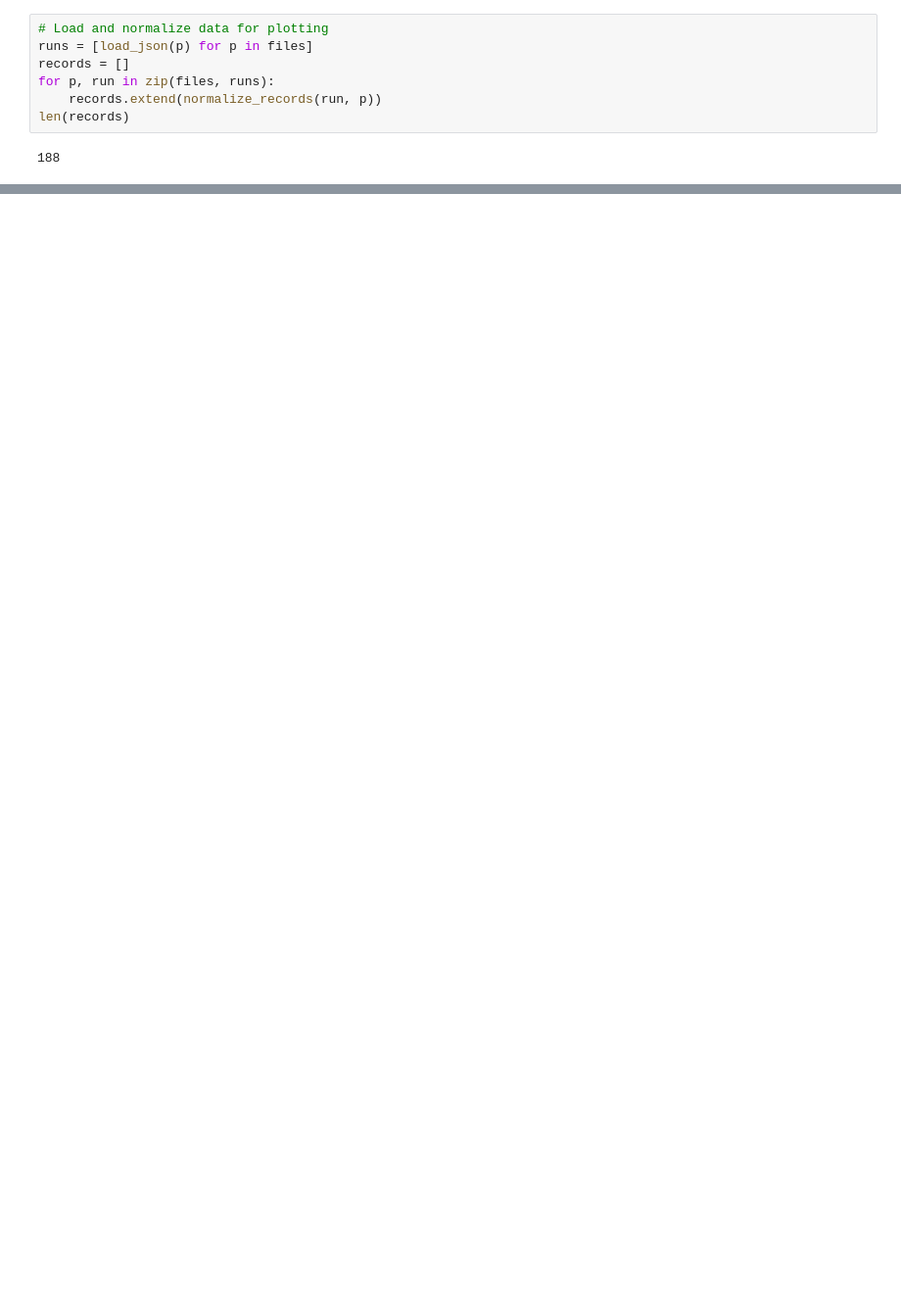
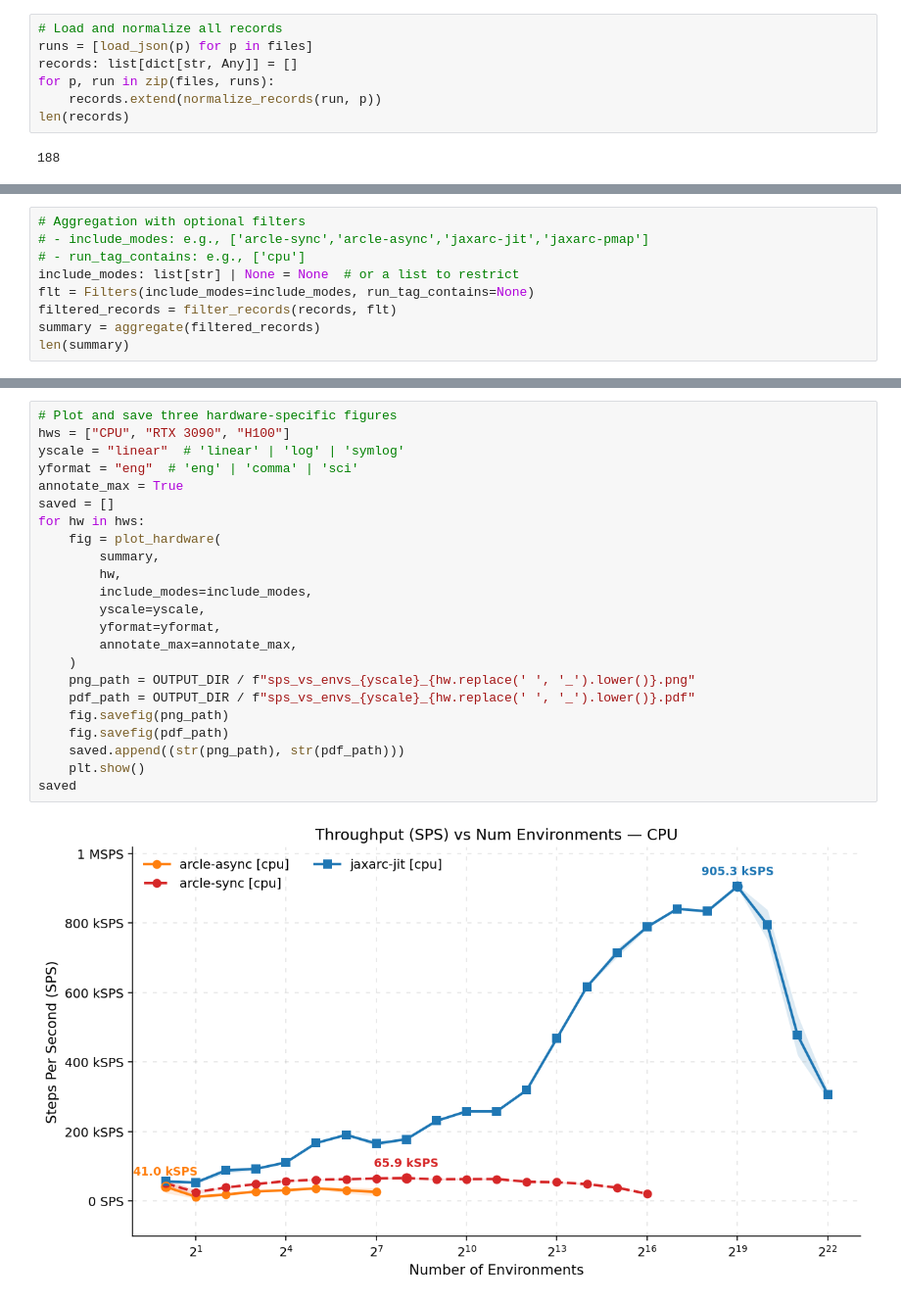
Before and after one commit to aadimator/JaxARC, a Jupyter notebook: benchmarks/plot_throughput.ipynb, the cells around one changed output, grey strips where cells are left out. Shown at 98% size. Saved outputs shown, nothing was run; the diff lists cells and outputs as text; blank space fills up the shorter version.

Commit message:
Update benchmarks plots to create better publication-quality figures

```diff
--- a/benchmarks/plot_throughput.ipynb
+++ b/benchmarks/plot_throughput.ipynb
@@ -178,7 +339,7 @@ files
 # %%
-# Load and normalize data for plotting
+# Load and normalize all records
 runs = [load_json(p) for p in files]
-records = []
+records: list[dict[str, Any]] = []
 for p, run in zip(files, runs):
     records.extend(normalize_records(run, p))
 len(records)
@@ -360,0 +348,9 @@ else:
+# %%
+# Aggregation with optional filters
+# - include_modes: e.g., ['arcle-sync','arcle-async','jaxarc-jit','jaxarc-pmap']
+# - run_tag_contains: e.g., ['cpu']
+include_modes: list[str] | None = None  # or a list to restrict
+flt = Filters(include_modes=include_modes, run_tag_contains=None)
+filtered_records = filter_records(records, flt)
+summary = aggregate(filtered_records)
+len(summary)
@@ -360,0 +359,25 @@ else:
+# %%
+# Plot and save three hardware-specific figures
+hws = ["CPU", "RTX 3090", "H100"]
+yscale = "linear"  # 'linear' | 'log' | 'symlog'
+yformat = "eng"  # 'eng' | 'comma' | 'sci'
+annotate_max = True
+saved = []
+for hw in hws:
+    fig = plot_hardware(
+        summary,
+        hw,
+        include_modes=include_modes,
+        yscale=yscale,
+        yformat=yformat,
+        annotate_max=annotate_max,
+    )
+    png_path = OUTPUT_DIR / f"sps_vs_envs_{yscale}_{hw.replace(' ', '_').lower()}.png"
+    pdf_path = OUTPUT_DIR / f"sps_vs_envs_{yscale}_{hw.replace(' ', '_').lower()}.pdf"
+    fig.savefig(png_path)
+    fig.savefig(pdf_path)
+    saved.append((str(png_path), str(pdf_path)))
+    plt.show()
+saved
+# %% [output]
+[figure, added]
```
Also changed, not shown: parts of 14 cells of this notebook.
